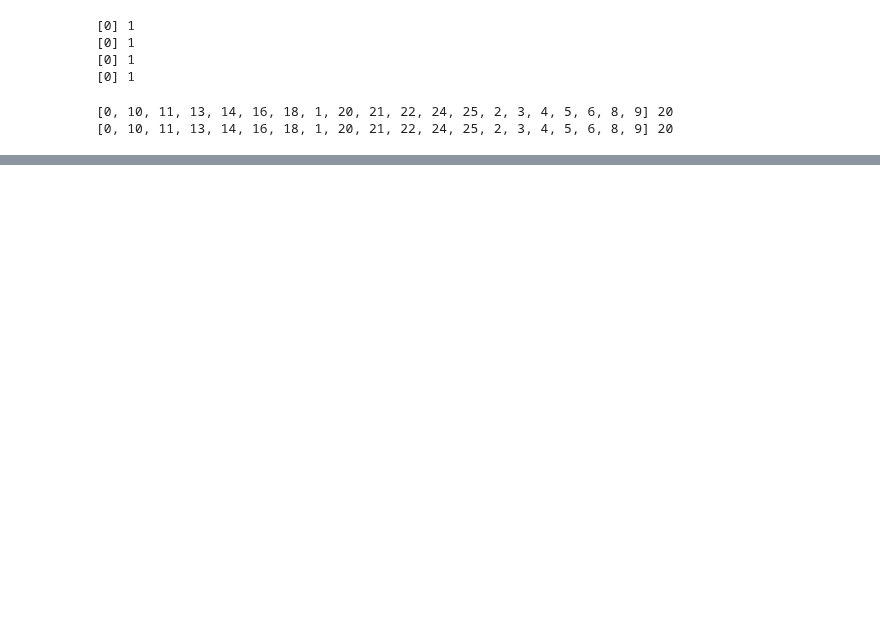
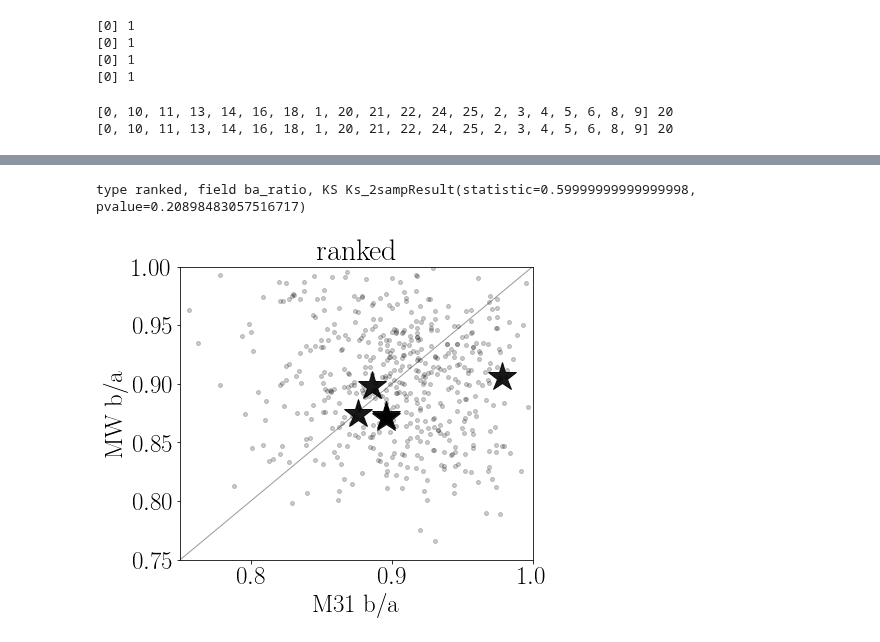
Before and after one commit to astroandes/SatelliteShapeLG, a Jupyter notebook: code/plot.ipynb, the cells around one changed output, grey strips where cells are left out. Drawn from its saved outputs; the diff is of its cells as text; code cells hidden in the pictures; blank space fills up the shorter version.

```diff
--- a/code/plot.ipynb
+++ b/code/plot.ipynb
@@ -431,0 +307,10 @@ LG_comparison_plot('ba_ratio')
+# %%
+scatter_plot(M31_obs_vmag_sorted_full, MW_obs_vmag_sorted_full,
+             M31_obs_vmag_sorted_full, MW_obs_vmag_sorted_full,
+             field='ba_ratio', title='ranked',
+             label_obs='Obs.', label_sim='Obs.  + Rand.',
+             put_legend=False,
+             random=True)
+# %% [output]
+type ranked, field ba_ratio, KS Ks_2sampResult(statistic=0.59999999999999998, pvalue=0.20898483057516717)
+[figure, added]
```
Also changed, not shown: parts of 44 cells of this notebook.
